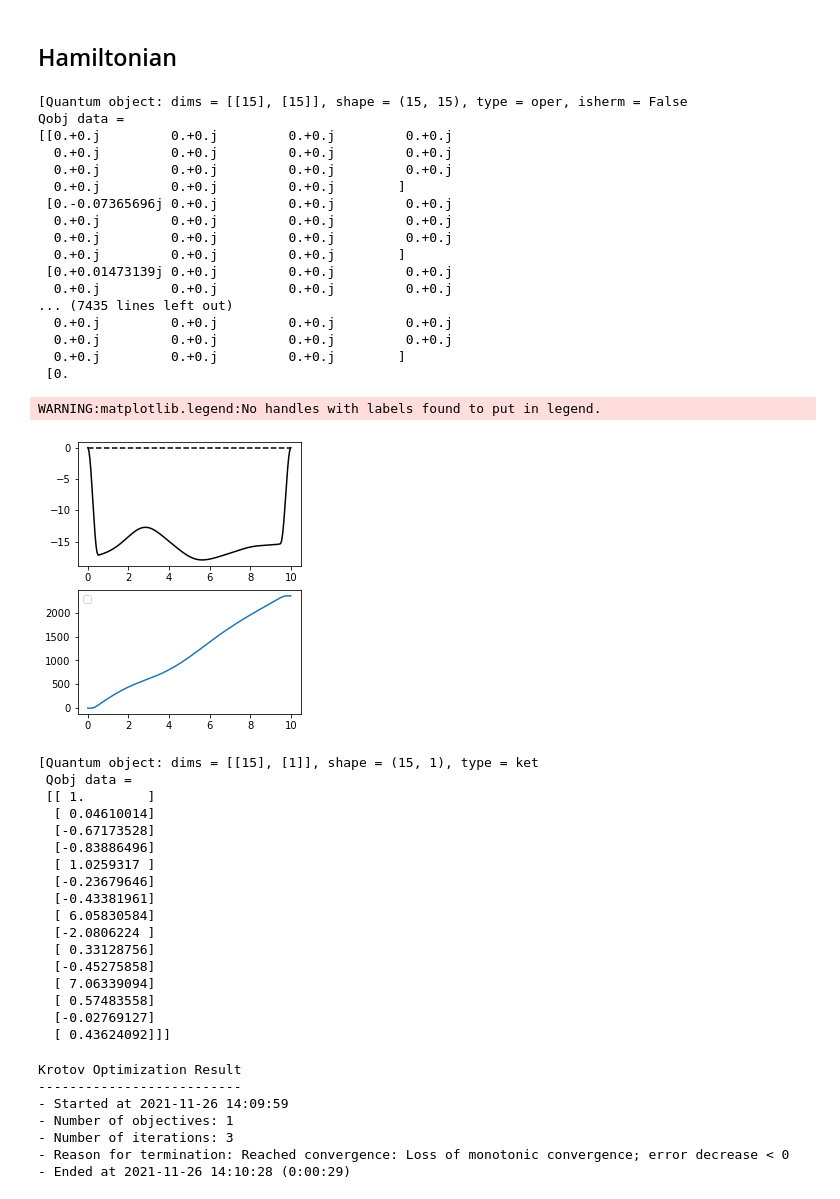
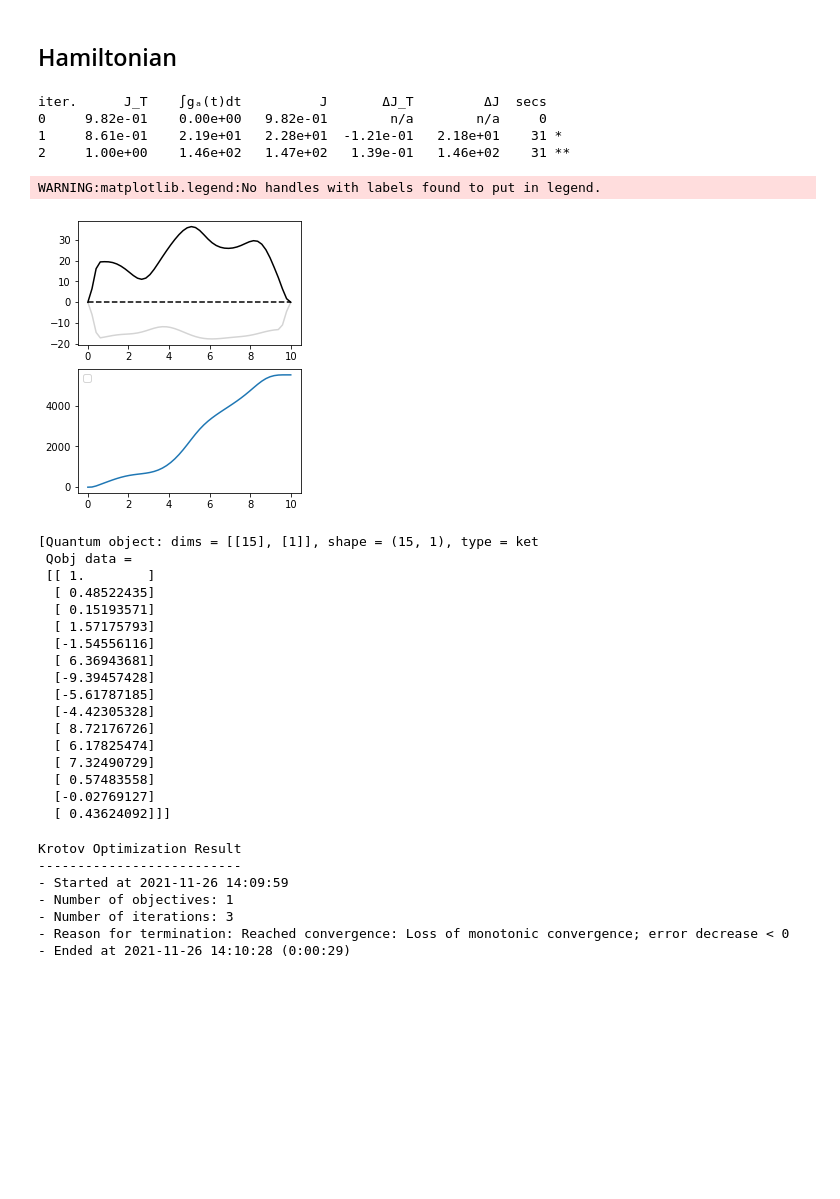
Before and after one commit to gsuarezr/krotov, a Jupyter notebook: Non_dissipative,_Time=pi_g,_g=0_2_omega.ipynb, the cells around one changed output. Drawn from its saved outputs; the diff is of its cells as text; code cells hidden in the pictures; blank space fills up the shorter version.

```diff
--- a/Non_dissipative,_Time=pi_g,_g=0_2_omega.ipynb
+++ b/Non_dissipative,_Time=pi_g,_g=0_2_omega.ipynb
@@ -72,7 +72,7 @@ ampl0=0.00000001
 #T=8
 #ampl0=1
 T=10
-nt=200
+nt=50
 tlist = np.linspace(0,T, nt)
 def hamiltonian(omega, ampl0, g):
       """Two-level-system Hamiltonian
@@ -93,7 +93,7 @@ def hamiltonian(omega, ampl0, g):
               t, t_start=0, t_stop=T, t_rise=0.005, func="blackman"
           )
 
-      return [HA, [H1, guess_control]]
+      return [HA, [H1, guess_control], [H2, guess_control]]
 def S(t):
     """Shape function for the field update"""
     return krotov.shapes.flattop(
@@ -159,68 +159,55 @@ def plot_iterations(opt_result):
 
 
 H = hamiltonian(omega,ampl0,g)
 pulse_options = {
     H[1][1]: dict(lambda_a=0.01, update_shape=S),
 }
 objectives = [
     krotov.Objective(
         initial_state=qutip.Qobj(np.array([1,0,0,0,0,1/2,0,0,0,1/2,0,0,1/2,0,1/2])), target=qutip.Qobj(qutip.Qobj(np.array([1,0,np.sqrt(2)*np.sqrt(2),0,np.sqrt(2)*np.sqrt(2),1/2,0,0,0,1/2,0,0,1/2,0,1/2]))), H=H
       )
   ]
 
 opt_result = krotov.optimize_pulses(
   objectives,
   pulse_options=pulse_options,
   tlist=tlist,
   propagator=krotov.propagators.expm,
   chi_constructor=krotov.functionals.chis_ss,
   info_hook=krotov.info_hooks.print_table(J_T=krotov.functionals.J_T_ss),
   check_convergence=krotov.convergence.Or(
       krotov.convergence.value_below('5e-5', name='J_T'),
       krotov.convergence.check_monotonic_error,
 
   ),
     store_all_pulses=True,
     overlap=inte.overlap2,norm='gaussiano'
 )
 plot_iterations(opt_result)
 # %% [output]
-[Quantum object: dims = [[15], [15]], shape = (15, 15), type = oper, isherm = False
-Qobj data =
-[[0.+0.j         0.+0.j         0.+0.j         0.+0.j
-  0.+0.j         0.+0.j         0.+0.j         0.+0.j
-  0.+0.j         0.+0.j         0.+0.j         0.+0.j
-  0.+0.j         0.+0.j         0.+0.j        ]
- [0.-0.07365696j 0.+0.j         0.+0.j         0.+0.j
-  0.+0.j         0.+0.j         0.+0.j         0.+0.j
-  0.+0.j         0.+0.j         0.+0.j         0.+0.j
-  0.+0.j         0.+0.j         0.+0.j        ]
- [0.+0.01473139j 0.+0.j         0.+0.j         0.+0.j
-  0.+0.j         0.+0.j         0.+0.j         0.+0.j
-... (7435 lines left out)
-  0.+0.j         0.+0.j         0.+0.j         0.+0.j
-  0.+0.j         0.+0.j         0.+0.j         0.+0.j
-  0.+0.j         0.+0.j         0.+0.j        ]
- [0.
+iter.      J_T    ∫gₐ(t)dt          J       ΔJ_T         ΔJ  secs
+0     9.82e-01    0.00e+00   9.82e-01        n/a        n/a     0
+1     8.61e-01    2.19e+01   2.28e+01  -1.21e-01   2.18e+01    31 *
+2     1.00e+00    1.46e+02   1.47e+02   1.39e-01   1.46e+02    31 **
 WARNING:matplotlib.legend:No handles with labels found to put in legend.
-[figure, old version]
+[figure, new version]
 # %%
 opt_result.states
 # %% [output]
 [Quantum object: dims = [[15], [1]], shape = (15, 1), type = ket
  Qobj data =
  [[ 1.        ]
-  [ 0.04610014]
-  [-0.67173528]
-  [-0.83886496]
-  [ 1.0259317 ]
-  [-0.23679646]
-  [-0.43381961]
-  [ 6.05830584]
-  [-2.0806224 ]
-  [ 0.33128756]
-  [-0.45275858]
-  [ 7.06339094]
+  [ 0.48522435]
+  [ 0.15193571]
+  [ 1.57175793]
+  [-1.54556116]
+  [ 6.36943681]
+  [-9.39457428]
+  [-5.61787185]
+  [-4.42305328]
+  [ 8.72176726]
+  [ 6.17825474]
+  [ 7.32490729]
   [ 0.57483558]
   [-0.02769127]
   [ 0.43624092]]]
```
Also changed, not shown: parts of 11 cells of this notebook, 4 other files.
